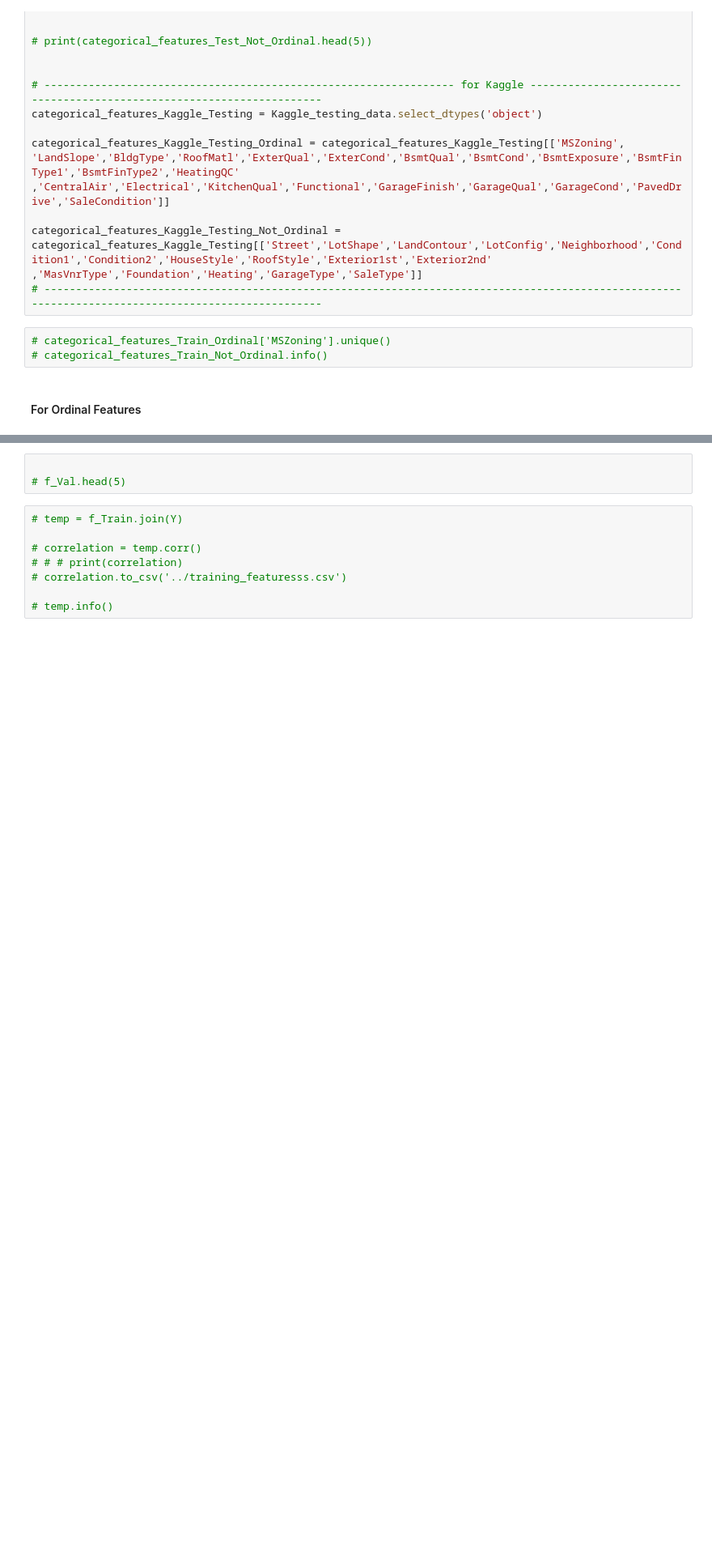
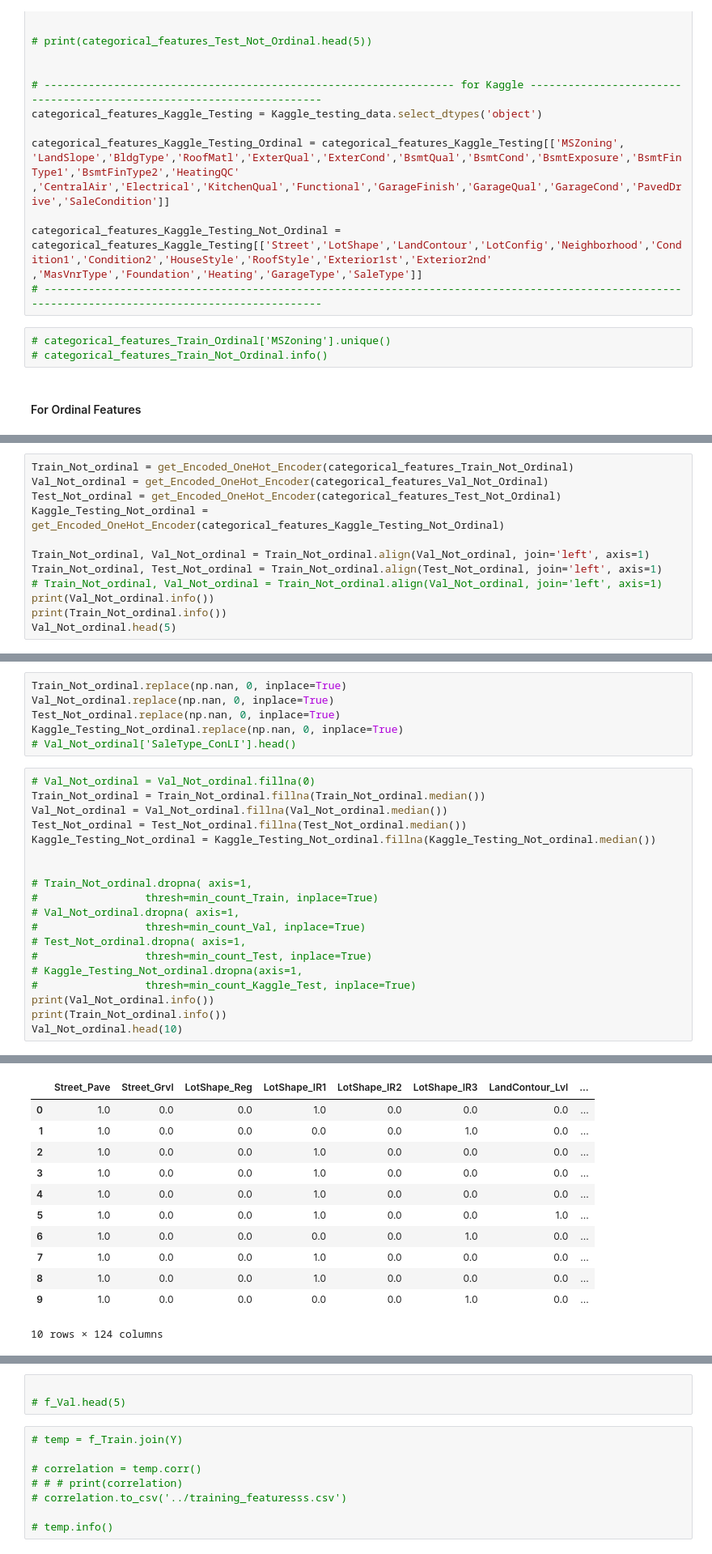
Before and after one commit to AliMassoud/House-prices-problem, a Jupyter notebook: notebooks/house-prices-modeling-1.ipynb, the cells around one changed output, grey strips where cells are left out. Shown: that part at 81% size. Drawn from its saved outputs; the diff is of its cells as text; blank space fills up the shorter version.

```diff
--- a/notebooks/house-prices-modeling-1.ipynb
+++ b/notebooks/house-prices-modeling-1.ipynb
@@ -164,0 +231,12 @@ memory usage: 427.9 KB
+# %%
+Train_Not_ordinal = get_Encoded_OneHot_Encoder(categorical_features_Train_Not_Ordinal)
+Val_Not_ordinal = get_Encoded_OneHot_Encoder(categorical_features_Val_Not_Ordinal)
+Test_Not_ordinal = get_Encoded_OneHot_Encoder(categorical_features_Test_Not_Ordinal)
+Kaggle_Testing_Not_ordinal = get_Encoded_OneHot_Encoder(categorical_features_Kaggle_Testing_Not_Ordinal)
+
+Train_Not_ordinal, Val_Not_ordinal = Train_Not_ordinal.align(Val_Not_ordinal, join='left', axis=1)
+Train_Not_ordinal, Test_Not_ordinal = Train_Not_ordinal.align(Test_Not_ordinal, join='left', axis=1)
+# Train_Not_ordinal, Val_Not_ordinal = Train_Not_ordinal.align(Val_Not_ordinal, join='left', axis=1)
+print(Val_Not_ordinal.info())
+print(Train_Not_ordinal.info())
+Val_Not_ordinal.head(5)
@@ -164,0 +263,26 @@ memory usage: 427.9 KB
+# %%
+Train_Not_ordinal.replace(np.nan, 0, inplace=True)
+Val_Not_ordinal.replace(np.nan, 0, inplace=True)
+Test_Not_ordinal.replace(np.nan, 0, inplace=True)
+Kaggle_Testing_Not_ordinal.replace(np.nan, 0, inplace=True)
+# Val_Not_ordinal['SaleType_ConLI'].head()
+# %%
+# Val_Not_ordinal = Val_Not_ordinal.fillna(0)
+Train_Not_ordinal = Train_Not_ordinal.fillna(Train_Not_ordinal.median())
+Val_Not_ordinal = Val_Not_ordinal.fillna(Val_Not_ordinal.median())
+Test_Not_ordinal = Test_Not_ordinal.fillna(Test_Not_ordinal.median())
+Kaggle_Testing_Not_ordinal = Kaggle_Testing_Not_ordinal.fillna(Kaggle_Testing_Not_ordinal.median())
+
+
+# Train_Not_ordinal.dropna( axis=1,
+#                 thresh=min_count_Train, inplace=True)
+# Val_Not_ordinal.dropna( axis=1,
+#                 thresh=min_count_Val, inplace=True)
+# Test_Not_ordinal.dropna( axis=1,
+#                 thresh=min_count_Test, inplace=True)
+# Kaggle_Testing_Not_ordinal.dropna(axis=1,
+#                 thresh=min_count_Kaggle_Test, inplace=True)
+print(Val_Not_ordinal.info())
+print(Train_Not_ordinal.info())
+Val_Not_ordinal.head(10)
+# %% [output]
@@ -165,3 +301,15 @@ memory usage: 427.9 KB
+|  | Street_Pave | Street_Grvl | LotShape_Reg | LotShape_IR1 | LotShape_IR2 | LotShape_IR3 | LandContour_Lvl | ... |
+| 0 | 1.0 | 0.0 | 0.0 | 1.0 | 0.0 | 0.0 | 0.0 | ... |
+| 1 | 1.0 | 0.0 | 0.0 | 0.0 | 0.0 | 1.0 | 0.0 | ... |
+| 2 | 1.0 | 0.0 | 0.0 | 1.0 | 0.0 | 0.0 | 0.0 | ... |
+| 3 | 1.0 | 0.0 | 0.0 | 1.0 | 0.0 | 0.0 | 0.0 | ... |
+| 4 | 1.0 | 0.0 | 0.0 | 1.0 | 0.0 | 0.0 | 0.0 | ... |
+| 5 | 1.0 | 0.0 | 0.0 | 1.0 | 0.0 | 0.0 | 1.0 | ... |
+| 6 | 1.0 | 0.0 | 0.0 | 0.0 | 0.0 | 1.0 | 0.0 | ... |
+| 7 | 1.0 | 0.0 | 0.0 | 1.0 | 0.0 | 0.0 | 0.0 | ... |
+| 8 | 1.0 | 0.0 | 0.0 | 1.0 | 0.0 | 0.0 | 0.0 | ... |
+| 9 | 1.0 | 0.0 | 0.0 | 0.0 | 0.0 | 1.0 | 0.0 | ... |
+10 rows × 124 columns
 # %%
 numeric_features_Train = X_final_train.select_dtypes('number')
 numeric_features_Val = X_val.select_dtypes('number')
```
Also changed, not shown: parts of 11 cells of this notebook.
